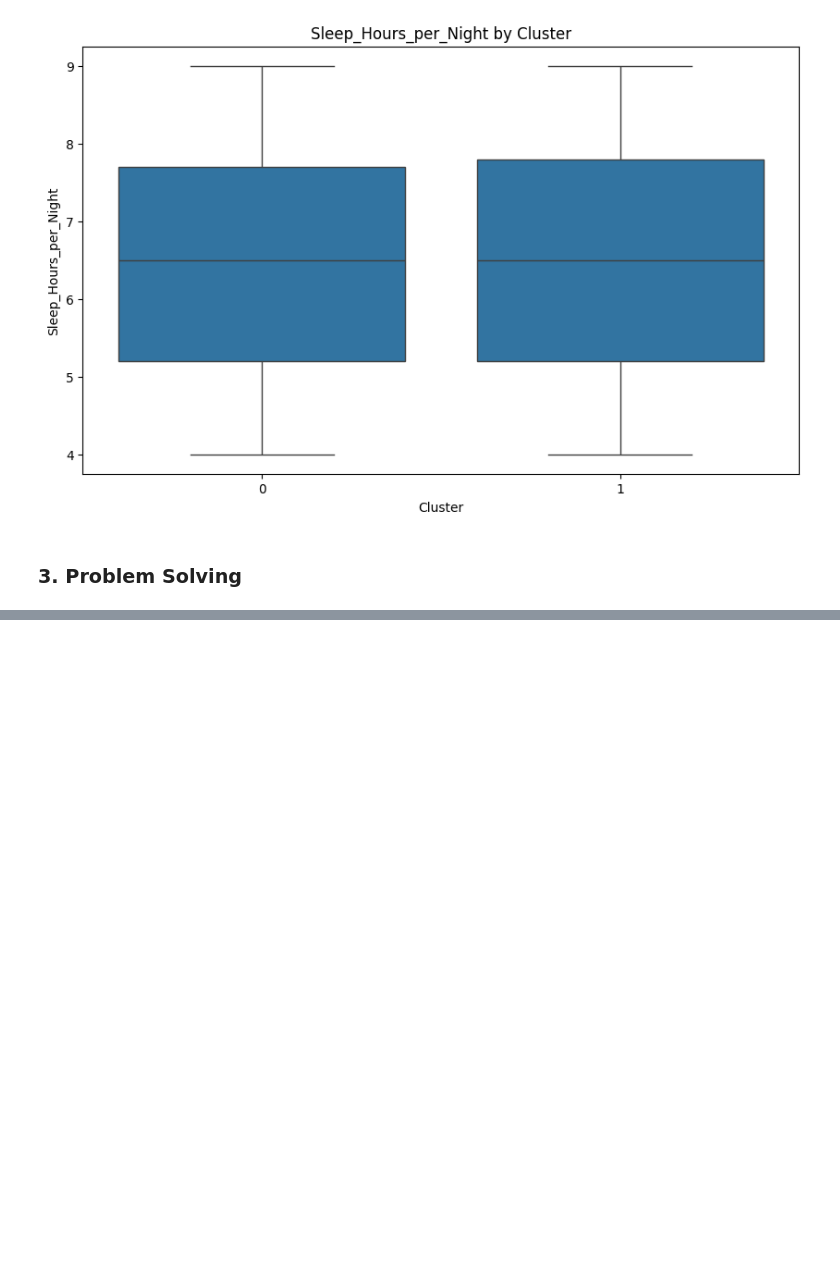
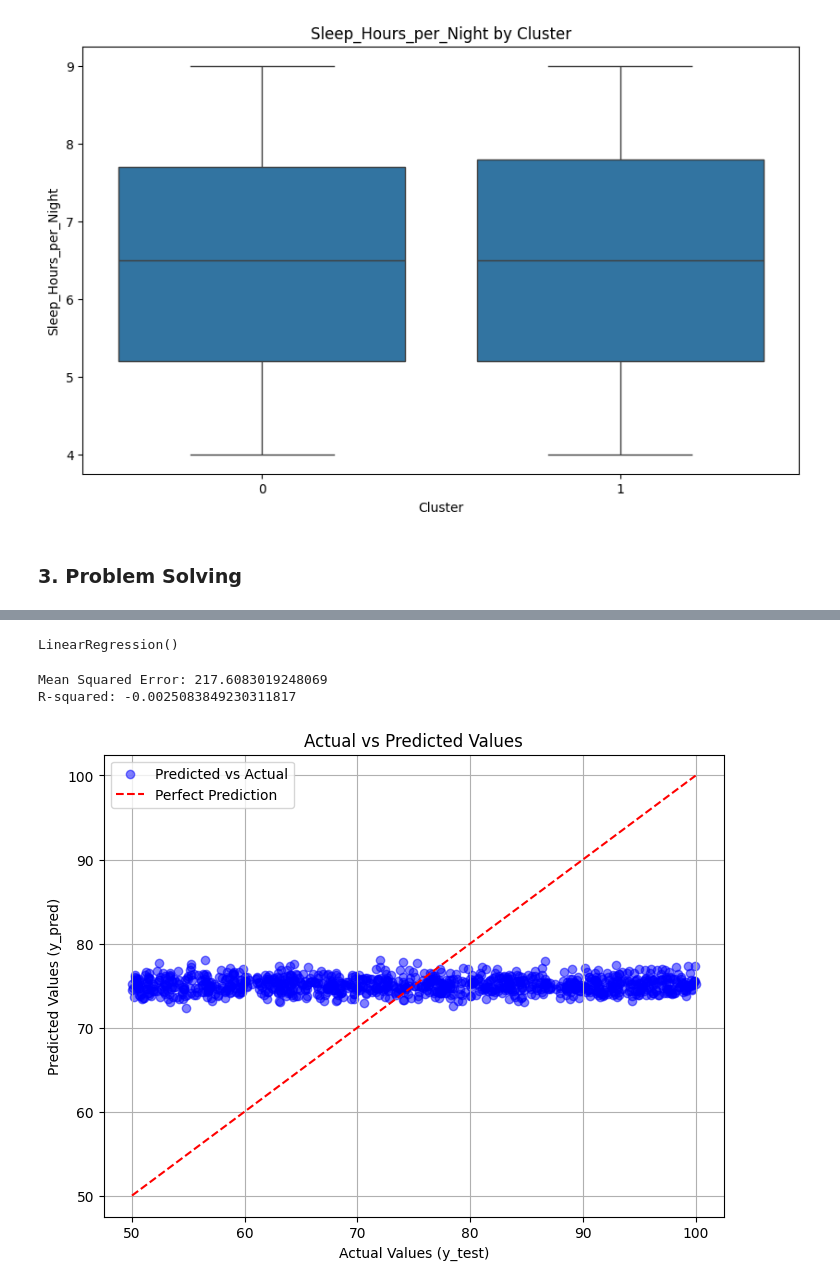
Before and after one commit to osandafdo/Student-Performance-Behavior-EDA, a Jupyter notebook: src/Student-performance-behavior-EDA.ipynb, the cells around one changed output, grey strips where cells are left out. Cells and saved outputs as stored; diff of their text form; code cells hidden in the pictures; blank space fills up the shorter version.

Commit message:
prediction algoritham

```diff
--- a/src/Student-performance-behavior-EDA.ipynb
+++ b/src/Student-performance-behavior-EDA.ipynb
@@ -415,0 +444,43 @@ for feature in cluster_features:
+# %%
+from sklearn.model_selection import train_test_split
+from sklearn.linear_model import LinearRegression
+from sklearn.metrics import mean_squared_error, r2_score
+
+# Prepare the data
+X = data[['Attendance (%)', 'Midterm_Score', 'Final_Score', 'Assignments_Avg', 'Quizzes_Avg', 'Participation_Score', 'Projects_Score', 'Study_Hours_per_Week', 'Stress_Level (1-10)', 'Sleep_Hours_per_Night', 'Gender', 'Department', 'Extracurricular_Activities', 'Internet_Access_at_Home', 'Parent_Education_Level', 'Family_Income_Level']]  # Include all relevant features
+y = data['Total_Score']
+# %%
+# Split the data into training and testing sets
+X_train, X_test, y_train, y_test = train_test_split(X, y, test_size=0.2, random_state=42)
+# %%
+# Train the model
+model = LinearRegression()
+model.fit(X_train, y_train)
+# %% [output]
+LinearRegression()
+# %%
+# Make predictions
+y_pred = model.predict(X_test)
+# %%
+# Evaluate the model
+mse = mean_squared_error(y_test, y_pred)
+r2 = r2_score(y_test, y_pred)
+
+print(f'Mean Squared Error: {mse}')
+print(f'R-squared: {r2}')
+# %% [output]
+Mean Squared Error: 217.6083019248069
+R-squared: -0.0025083849230311817
+# %%
+# Plotting test vs predicted values
+plt.figure(figsize=(8, 6))
+plt.scatter(y_test, y_pred, color='blue', alpha=0.5, label='Predicted vs Actual')
+plt.plot([y_test.min(), y_test.max()], [y_test.min(), y_test.max()], color='red', linestyle='--', label='Perfect Prediction')
+plt.xlabel('Actual Values (y_test)')
+plt.ylabel('Predicted Values (y_pred)')
+plt.title('Actual vs Predicted Values')
+plt.legend()
+plt.grid(True)
+plt.show()
+# %% [output]
+[figure, added]
```
Also changed, not shown: parts of 4 cells of this notebook.
